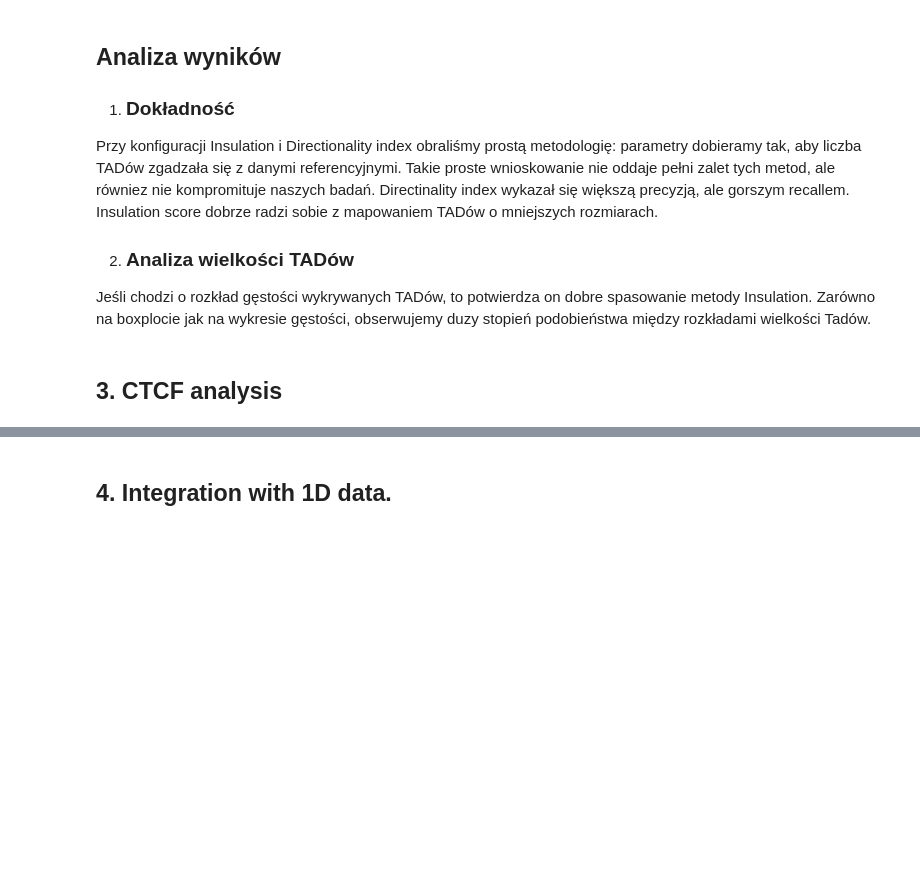
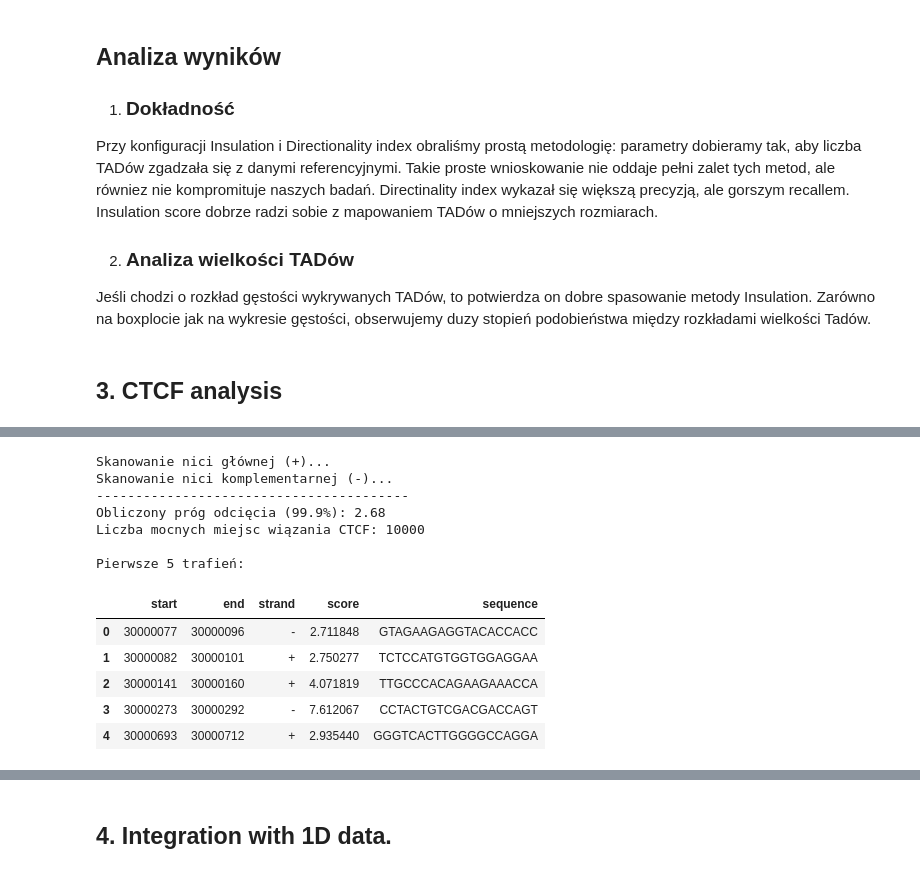
Before and after one commit to mosak2005/bioifna-projekt-3, a Jupyter notebook: Project3.ipynb, the cells around one changed output, grey strips where cells are left out. Saved outputs shown, nothing was run; the diff lists cells and outputs as text; code cells hidden in the pictures; blank space fills up the shorter version.

```diff
--- a/Project3.ipynb
+++ b/Project3.ipynb
@@ -525,0 +600,71 @@ obserwujemy duzy stopień podobieństwa między rozkładami wielkości Tadów.
+# %%
+BASE_TO_PSSM_ROW = {'A': 0, 'C': 1, 'G': 2, 'T': 3}
+
+def scan_sequence_fast(seq_string, pssm):
+    """Szybkie skanowanie sekwencji za pomocą splotu macierzy (np.convolve)."""
+    n_bases = 4
+    seq_length = len(seq_string)
+    motif_length = pssm.shape[1]
+
+    # One-Hot Encoding
+    sequence_onehot = np.zeros((n_bases, seq_length), dtype=int)
+    for i, base in enumerate(seq_string):
+        j = BASE_TO_PSSM_ROW.get(base, -1)
+        if j != -1:
+            sequence_onehot[j, i] = 1
+
+    scores = np.zeros(seq_length - motif_length + 1)
+    for i in range(n_bases):
+        base_scores = np.convolve(sequence_onehot[i, :], pssm[i, ::-1], mode='valid')
+        scores += base_scores
+
+    return scores
+
+print("Skanowanie nici głównej (+)...")
+scores_fwd = scan_sequence_fast(sequence_hg19, ctcf_pssm)
+
+# Odwrócenie macierzy PSSM dla nici komplementarnej
+# Zamieniamy wiersze (A z T oraz C z G) i odwracamy kolejność od lewej do prawej
+ctcf_pssm_revcomp = ctcf_pssm[[3, 2, 1, 0], ::-1]
+
+print("Skanowanie nici komplementarnej (-)...")
+scores_rev = scan_sequence_fast(sequence_hg19, ctcf_pssm_revcomp)
+
+# Wybieramy top 0.1% wyników
+all_scores = np.concatenate([scores_fwd, scores_rev])
+q = 0.999
+cutoff = np.quantile(all_scores, q)
+
+print("-" * 40)
+print(f"Obliczony próg odcięcia ({q*100}%): {cutoff:.2f}")
+print(f"Liczba mocnych miejsc wiązania CTCF: {np.sum(all_scores > cutoff)}")
+
+def get_hits_as_df(sequence, region_offset, scores_fwd, scores_rev, cutoff, motif_len):
+    hits = []
+    for i in range(len(scores_fwd)):
+        if scores_fwd[i] > cutoff:
+            matched = sequence[i:i + motif_len]
+            hits.append((i + region_offset, i + region_offset + motif_len, '+', scores_fwd[i], matched))
+        if scores_rev[i] > cutoff:
+            matched = str(biotite.sequence.NucleotideSequence(sequence[i:i + motif_len]).complement())
+            hits.append((i + region_offset, i + region_offset + motif_len, '-', scores_rev[i], matched))
+    return pd.DataFrame.from_records(hits, columns=['start', 'end', 'strand', 'score', 'sequence'])
+
+hits_df = get_hits_as_df(sequence_hg19, start, scores_fwd, scores_rev, cutoff, ctcf_pssm.shape[1])
+
+print("\nPierwsze 5 trafień:")
+display(hits_df.head())
+# %% [output]
+Skanowanie nici głównej (+)...
+Skanowanie nici komplementarnej (-)...
+----------------------------------------
+Obliczony próg odcięcia (99.9%): 2.68
+Liczba mocnych miejsc wiązania CTCF: 10000
+
+Pierwsze 5 trafień:
+|  | start | end | strand | score | sequence |
+| 0 | 30000077 | 30000096 | - | 2.711848 | GTAGAAGAGGTACACCACC |
+| 1 | 30000082 | 30000101 | + | 2.750277 | TCTCCATGTGGTGGAGGAA |
+| 2 | 30000141 | 30000160 | + | 4.071819 | TTGCCCACAGAAGAAACCA |
+| 3 | 30000273 | 30000292 | - | 7.612067 | CCTACTGTCGACGACCAGT |
+| 4 | 30000693 | 30000712 | + | 2.935440 | GGGTCACTTGGGGCCAGGA |
```
Also changed, not shown: parts of 15 cells of this notebook, 2 other files.
